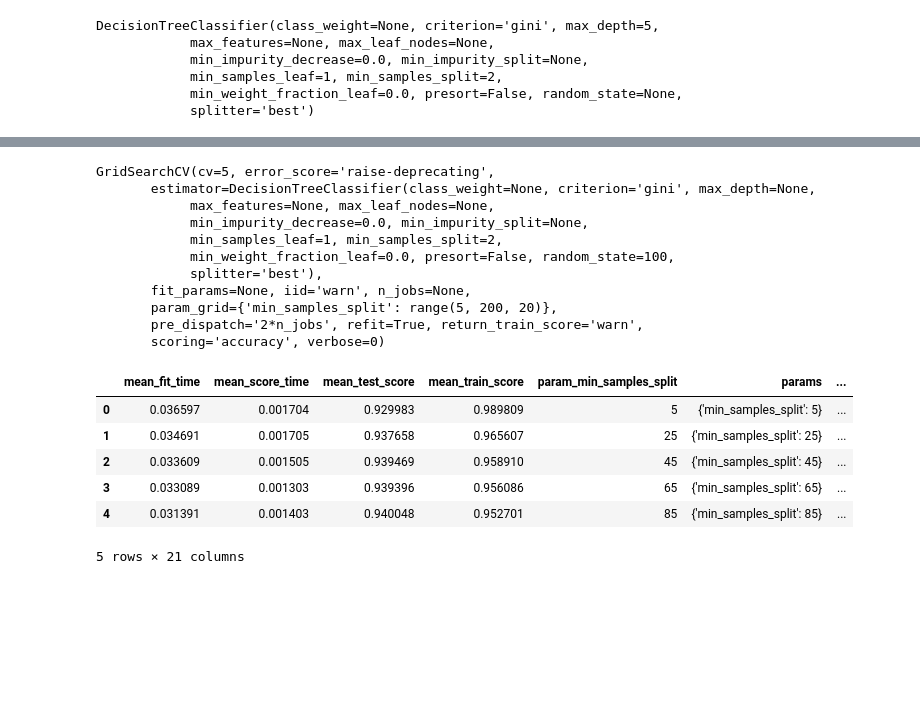
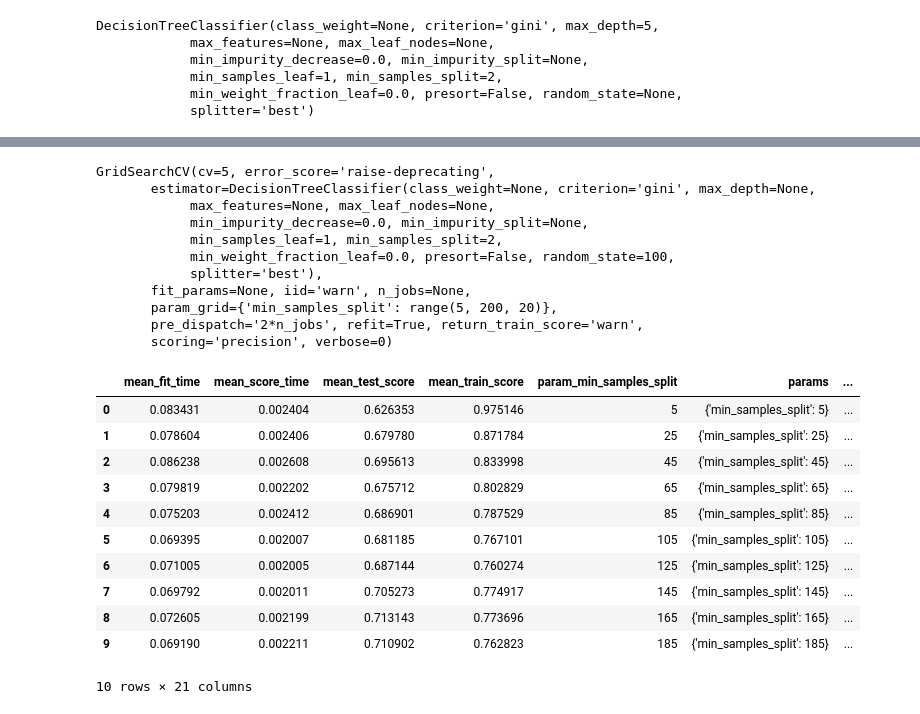
Before and after one commit to ksharmila17/Edelweiss-Hackathon, a Jupyter notebook: Edelweiss Hackathon - Decision Tree Model.ipynb, the cells around one changed output, grey strips where cells are left out. Saved outputs shown, nothing was run; the diff lists cells and outputs as text; code cells hidden in the pictures; blank space fills up the shorter version.

```diff
--- a/Edelweiss Hackathon - Decision Tree Model.ipynb
+++ b/Edelweiss Hackathon - Decision Tree Model.ipynb
@@ -96,7 +125,7 @@ Train_data.head(100)
 from sklearn.model_selection import train_test_split
 # %%
 # Putting feature variable to X
-X = Train_data.drop(['Foreclosure','Agreement_ID'],axis=1)
+X = Train_data.drop(['Foreclosure'],axis=1)
 
 # Putting response variable to y
 y = Train_data['Foreclosure']
@@ -175,7 +205,7 @@ dtree = DecisionTreeClassifier(criterion = "gini",
 # fit tree on training data
 tree = GridSearchCV(dtree, parameters,
                     cv=n_folds,
-                   scoring="accuracy")
+                   scoring="precision")
 tree.fit(X_train, y_train)
 # %% [output]
 GridSearchCV(cv=5, error_score='raise-deprecating',
@@ -235,7 +270,7 @@ dtree = DecisionTreeClassifier(criterion = "gini",
 # fit tree on training data
 tree = GridSearchCV(dtree, parameters,
                     cv=n_folds,
-                   scoring="accuracy")
+                   scoring="precision")
 tree.fit(X_train, y_train)
 # %% [output]
 GridSearchCV(cv=5, error_score='raise-deprecating',
@@ -295,7 +330,7 @@ dtree = DecisionTreeClassifier(criterion = "gini",
 # fit tree on training data
 tree = GridSearchCV(dtree, parameters,
                     cv=n_folds,
-                   scoring="accuracy")
+                   scoring="precision")
 tree.fit(X_train, y_train)
 # %% [output]
 GridSearchCV(cv=5, error_score='raise-deprecating',
@@ -308,19 +343,24 @@ GridSearchCV(cv=5, error_score='raise-deprecating',
        fit_params=None, iid='warn', n_jobs=None,
        param_grid={'min_samples_split': range(5, 200, 20)},
        pre_dispatch='2*n_jobs', refit=True, return_train_score='warn',
-       scoring='accuracy', verbose=0)
+       scoring='precision', verbose=0)
 # %%
 # scores of GridSearch CV
 scores = tree.cv_results_
-pd.DataFrame(scores).head()
+pd.DataFrame(scores).head(10)
 # %% [output]
 |  | mean_fit_time | mean_score_time | mean_test_score | mean_train_score | param_min_samples_split | params | ... |
-| 0 | 0.036597 | 0.001704 | 0.929983 | 0.989809 | 5 | {'min_samples_split': 5} | ... |
-| 1 | 0.034691 | 0.001705 | 0.937658 | 0.965607 | 25 | {'min_samples_split': 25} | ... |
-| 2 | 0.033609 | 0.001505 | 0.939469 | 0.958910 | 45 | {'min_samples_split': 45} | ... |
-| 3 | 0.033089 | 0.001303 | 0.939396 | 0.956086 | 65 | {'min_samples_split': 65} | ... |
-| 4 | 0.031391 | 0.001403 | 0.940048 | 0.952701 | 85 | {'min_samples_split': 85} | ... |
+| 0 | 0.083431 | 0.002404 | 0.626353 | 0.975146 | 5 | {'min_samples_split': 5} | ... |
+| 1 | 0.078604 | 0.002406 | 0.679780 | 0.871784 | 25 | {'min_samples_split': 25} | ... |
+| 2 | 0.086238 | 0.002608 | 0.695613 | 0.833998 | 45 | {'min_samples_split': 45} | ... |
+| 3 | 0.079819 | 0.002202 | 0.675712 | 0.802829 | 65 | {'min_samples_split': 65} | ... |
+| 4 | 0.075203 | 0.002412 | 0.686901 | 0.787529 | 85 | {'min_samples_split': 85} | ... |
+| 5 | 0.069395 | 0.002007 | 0.681185 | 0.767101 | 105 | {'min_samples_split': 105} | ... |
+| 6 | 0.071005 | 0.002005 | 0.687144 | 0.760274 | 125 | {'min_samples_split': 125} | ... |
+| 7 | 0.069792 | 0.002011 | 0.705273 | 0.774917 | 145 | {'min_samples_split': 145} | ... |
+| 8 | 0.072605 | 0.002199 | 0.713143 | 0.773696 | 165 | {'min_samples_split': 165} | ... |
+| 9 | 0.069190 | 0.002211 | 0.710902 | 0.762823 | 185 | {'min_samples_split': 185} | ... |
-5 rows × 21 columns
+10 rows × 21 columns
 # %%
 # plotting accuracies with min_samples_leaf
 plt.figure()
```
Also changed, not shown: parts of 26 cells of this notebook, 5 other files.
